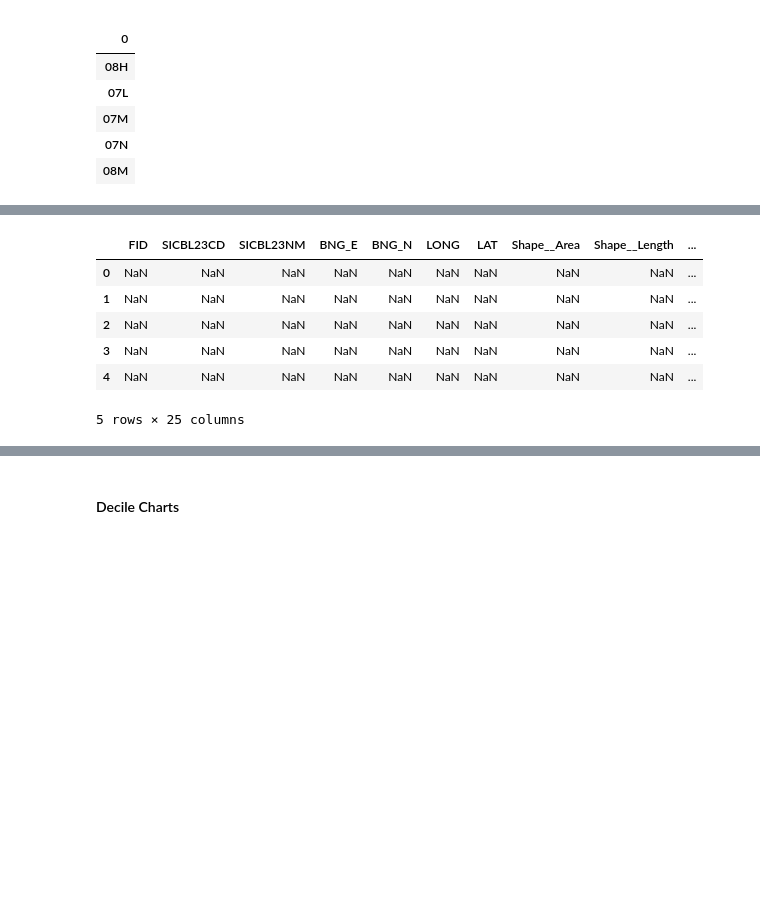
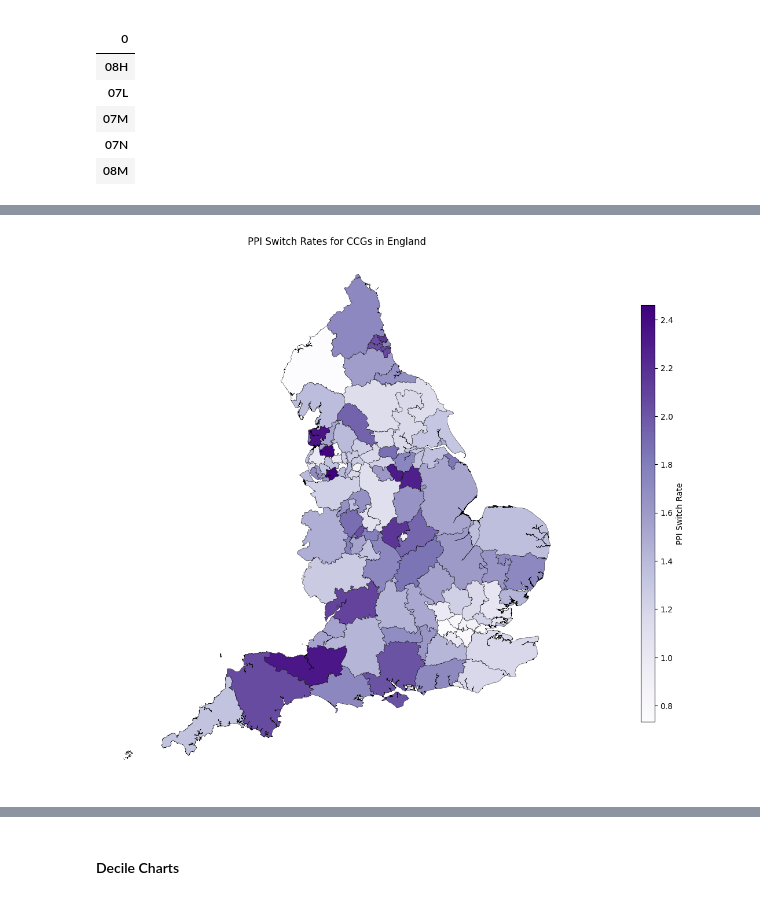
Before and after one commit to avanthika-sivakumar/med-student-omeprazole, a Jupyter notebook: notebooks/Omeprazole shortage.ipynb, the cells around one changed output, grey strips where cells are left out. Saved outputs shown, nothing was run; the diff lists cells and outputs as text; code cells hidden in the pictures; blank space fills up the shorter version.

Commit message:
Choropleth Maps
PPI, H2RA, and overall switch rates

```diff
--- a/notebooks/Omeprazole shortage.ipynb
+++ b/notebooks/Omeprazole shortage.ipynb
@@ -999,3 +995,9 @@ sicbl_gdf.head()
 | 2 | 3 | E38000008 | NHS Nottingham and Nottinghamshir... | 468073 | 384833 | -0.978700 | 53.35602 | 6.379281e+08 | 156982.515587 | ... |
 | 3 | 4 | E38000014 | NHS Lancashire and South Cumbria ... | 369490 | 422806 | -2.463600 | 53.70080 | 1.370511e+08 | 63674.255512 | ... |
 | 4 | 5 | E38000015 | NHS Lancashire and South Cumbria ... | 332819 | 436634 | -3.021990 | 53.82163 | 3.489997e+07 | 33917.243230 | ... |
+# %%
+#retrieve only the ccg codes from the sicbl23nm column
+
+sicbl_gdf['ccg_code'] = sicbl_gdf['SICBL23NM'].str.split().str[-1]
+
+sicbl_gdf.head()
@@ -1002,5 +1011,5 @@ sicbl_gdf.head()
 # %%
 # 16 Merge map data with switch rates
-switchrate_ccg_merge_df = pd.merge(PPI_switch_rate, ccg_df, left_on='ccg_id', right_on='code', how='left')
-switchrate_ccg_maps_gdf = sicbl_gdf.merge(switchrate_ccg_merge_df, left_on='SICBL23CD', right_on='ons_code', how='inner')
+switchrate_ccg_maps_gdf = PPI_switch_rate_ccg.merge(sicbl_gdf, left_on='ccg_id', right_on='ccg_code', how='inner')
 print (switchrate_ccg_maps_gdf)
+switchrate_ccg_maps_gdf.head()
@@ -1016,36 +1040,31 @@ switchrate_ccg_merge_df.head()
-# %%
-switchrate_ccg_maps_gdf.head()
-# %% [output]
-|  | FID | SICBL23CD | SICBL23NM | BNG_E | BNG_N | LONG | LAT | Shape__Area | Shape__Length | ... |
-| 0 | NaN | NaN | NaN | NaN | NaN | NaN | NaN | NaN | NaN | ... |
-| 1 | NaN | NaN | NaN | NaN | NaN | NaN | NaN | NaN | NaN | ... |
-| 2 | NaN | NaN | NaN | NaN | NaN | NaN | NaN | NaN | NaN | ... |
-| 3 | NaN | NaN | NaN | NaN | NaN | NaN | NaN | NaN | NaN | ... |
-| 4 | NaN | NaN | NaN | NaN | NaN | NaN | NaN | NaN | NaN | ... |
-5 rows × 25 columns
+# %%
+switchrate_ccg_maps_gdf = gpd.GeoDataFrame(switchrate_ccg_maps_gdf, geometry='geometry')
 # %%
 # 17 Create choropleths
 
+from matplotlib.ticker import FuncFormatter
+
 #define attributes
-colormap = 'seismic_r'
-min_value = 0
-max_value = max(switchrate_ccg_maps_gdf['percentage'].max(), icb_maps_gdf['ppi_switch_rate'].max()) # maximum value from whichever df has the larger value, to set shared colormap
+colormap = 'Purples'
+min_value = switchrate_ccg_maps_gdf['ppi_switch_rate'].min()
+max_value = switchrate_ccg_maps_gdf['ppi_switch_rate'].max() # maximum value from whichever df has the larger value, to set shared colormap
 
 # Create subplots
-fig, axs = plt.subplots(1, 2, figsize=(24, 12))
+fig, ax = plt.subplots(figsize=(12, 12))
 
-# Plot the SICBL choropleth
-sicbl_maps_gdf.plot(ax=axs[0], column='percentage', legend=False, figsize=(12, 12), cmap=colormap, vmin=min_value, vmax=max_value, edgecolor='black', linewidth=0.3).set_axis_off()
-axs[0].set_title('CCG location')
+# Plot the CCG choropleth
+switchrate_ccg_maps_gdf.plot(ax=ax, column='ppi_switch_rate', legend=False, figsize=(12, 12), cmap=colormap, vmin=min_value, vmax=max_value, edgecolor='black', linewidth=0.3).set_axis_off()
+ax.set_title('PPI Switch Rates for CCGs in England')
 
-# Add a shared colorbar with a shared legend
+
+# Add a colorbar and legend
 cax = fig.add_axes([0.95, 0.2, 0.02, 0.6])  # Adjust position as needed
-sm = plt.cm.ScalarMappable(cmap=colormap, norm=plt.Normalize(vmin=0, vmax=max_value))  # You can specify the colormap here
-plt.colorbar(sm, cax=cax, label="percentage of practices", format=FuncFormatter(lambda x, _: f'{x*100:.0f}%'))
+sm = plt.cm.ScalarMappable(cmap=colormap, norm=plt.Normalize(vmin=min_value, vmax=max_value))  # You can specify the colormap here
+plt.colorbar(sm, cax=cax, label="PPI Switch Rate")
 
-# Add a single title for both maps across the top
-fig.suptitle('Percentage of practices with at least one alert signup\n(excluding analyse page alerts)', fontsize=16)
 
 #show the plot and save it
-plt.savefig(os.path.join("..","data","practice_signup_map.png"), dpi=300)
+plt.savefig(os.path.join("..","data","PPI_switch_rate.png"), dpi=300)
 plt.show()
+# %% [output]
+[figure, added]
```
Also changed, not shown: parts of 17 cells of this notebook, 6 other files.
